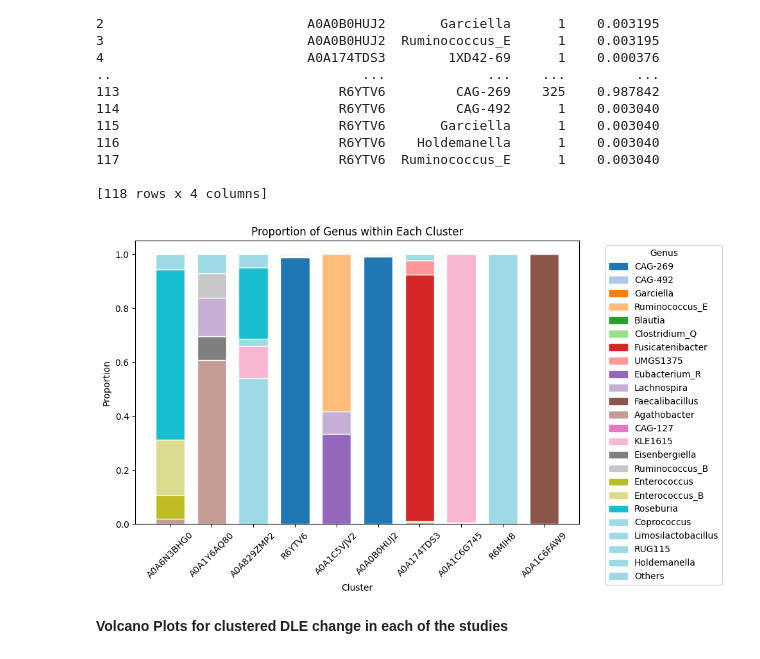
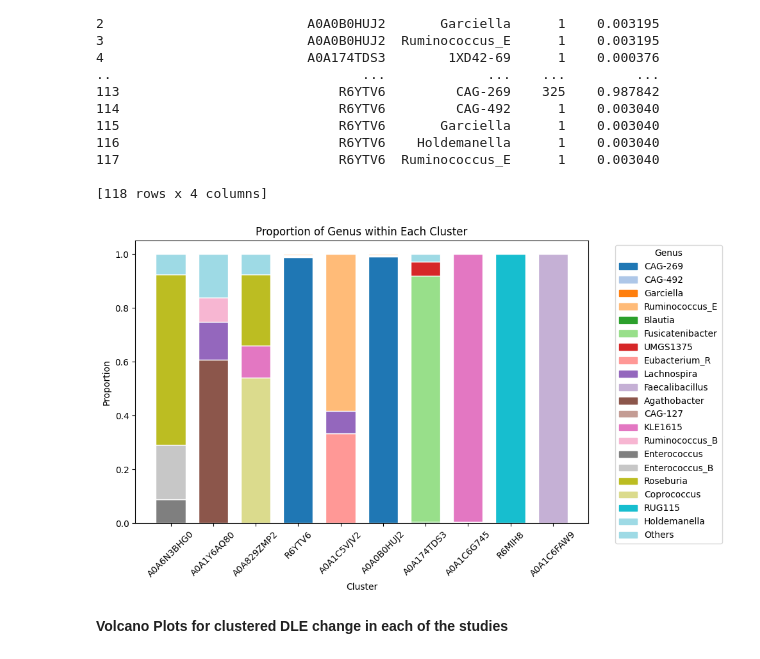
Before and after one commit to oliverdesa/Clustering_Metagenomics, a Jupyter notebook: src/clustering/figure_generation.ipynb, the cells around one changed output. Saved outputs shown, nothing was run; the diff lists cells and outputs as text; code cells hidden in the pictures.

```diff
--- a/src/clustering/figure_generation.ipynb
+++ b/src/clustering/figure_generation.ipynb
@@ -412,27 +548,27 @@ print (genus_agg_reset)
 
 [118 rows x 4 columns]
 # %%
-N = 4
+N = 3
 
 # Ensure 'dl_endopeptidase-foldseek_cluster' is unambiguously treated as a column.
 # Using `as_index=False` to explicitly keep the groupby keys as columns.
 genus_totals = genus_agg_reset.groupby(['dl_endopeptidase-foldseek_cluster', 'Genus'], as_index=False)['Proportion'].sum()
 
 genus_totals['Rank'] = genus_totals.groupby('dl_endopeptidase-foldseek_cluster')['Proportion'].rank("dense", ascending=False)
 
 top_n_genus = genus_totals[genus_totals['Rank'] <= N]
 others = genus_totals.loc[genus_totals['Rank'] > N].groupby('dl_endopeptidase-foldseek_cluster', as_index=False).agg({'Proportion': 'sum'})
 others['Genus'] = 'Others'
 others['Rank'] = N + 1  # Assign a rank that puts "Others" just outside the top N
 
 # Combine the top N with "Others"
 adjusted_genus_totals = pd.concat([top_n_genus, others], ignore_index=True)
 
 # Proceed with plotting the adjusted_genus_totals as before
 
 plot_taxonomic_rank_proportions(adjusted_genus_totals, 'Genus', clusters)
 # %% [output]
-[figure, old version]
+[figure, new version]
 # %% [markdown]
 **Volcano Plots for clustered DLE change in each of the studies**
 # %%
```
Also changed, not shown: parts of 12 cells of this notebook, 1 other file.
